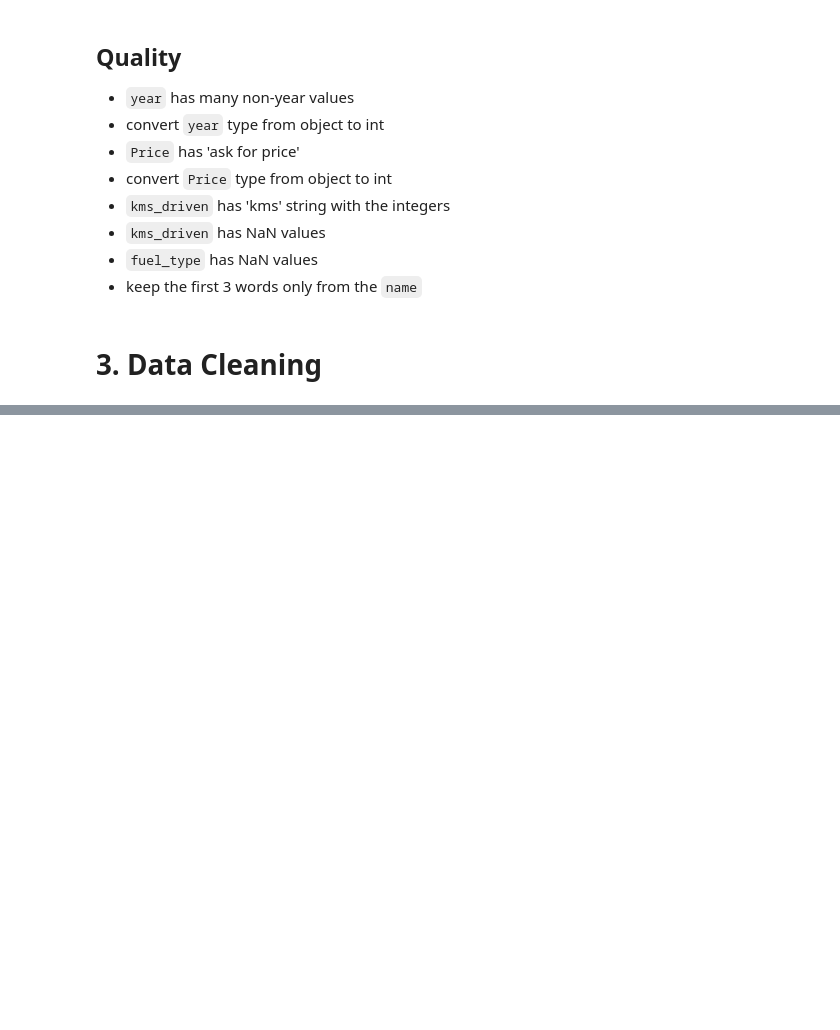
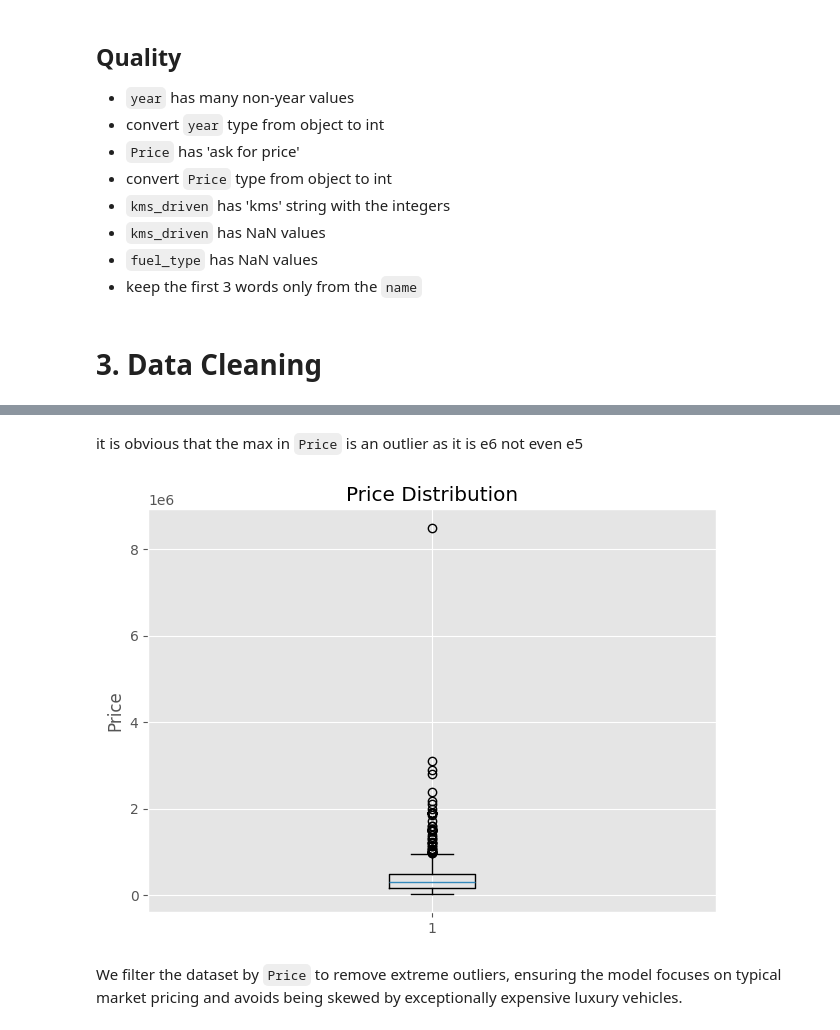
Before and after one commit to Donna152/car-price-prediction, a Jupyter notebook: car_price_predictor.ipynb, the cells around one changed output, grey strips where cells are left out. Drawn from its saved outputs; the diff is of its cells as text; code cells hidden in the pictures; blank space fills up the shorter version.

```diff
--- a/car_price_predictor.ipynb
+++ b/car_price_predictor.ipynb
@@ -297,0 +158,2 @@ X_train, X_test, y_train, y_test  = train_test_split(X, y, test_size=0.2, random
+# %%
+car['kms_driven']=car['kms_driven'].astype(int)
@@ -297,0 +162,2 @@ X_train, X_test, y_train, y_test  = train_test_split(X, y, test_size=0.2, random
+# %%
+car=car[~car['fuel_type'].isna()]
@@ -297,0 +172,2 @@ X_train, X_test, y_train, y_test  = train_test_split(X, y, test_size=0.2, random
+# %%
+car['name']=car['name'].str.split().str.slice(start=0,stop=3).str.join(' ')
@@ -297,0 +176,2 @@ X_train, X_test, y_train, y_test  = train_test_split(X, y, test_size=0.2, random
+# %%
+car=car.reset_index(drop=True)
@@ -297,0 +229,10 @@ X_train, X_test, y_train, y_test  = train_test_split(X, y, test_size=0.2, random
+# %% [markdown]
+it is obvious that the max in `Price` is an outlier as it is e6 not even e5
+# %%
+plt.boxplot(car['Price'])
+plt.title('Price Distribution')
+plt.ylabel('Price')
+plt.tight_layout()
+plt.show()
+# %% [output]
+[figure, added]
@@ -297,0 +241,2 @@ X_train, X_test, y_train, y_test  = train_test_split(X, y, test_size=0.2, random
+# %% [markdown]
+We filter the dataset by `Price` to remove extreme outliers, ensuring the model focuses on typical market pricing and avoids being skewed by exceptionally expensive luxury vehicles.
```
Also changed, not shown: parts of 142 cells of this notebook, 5 other files.
